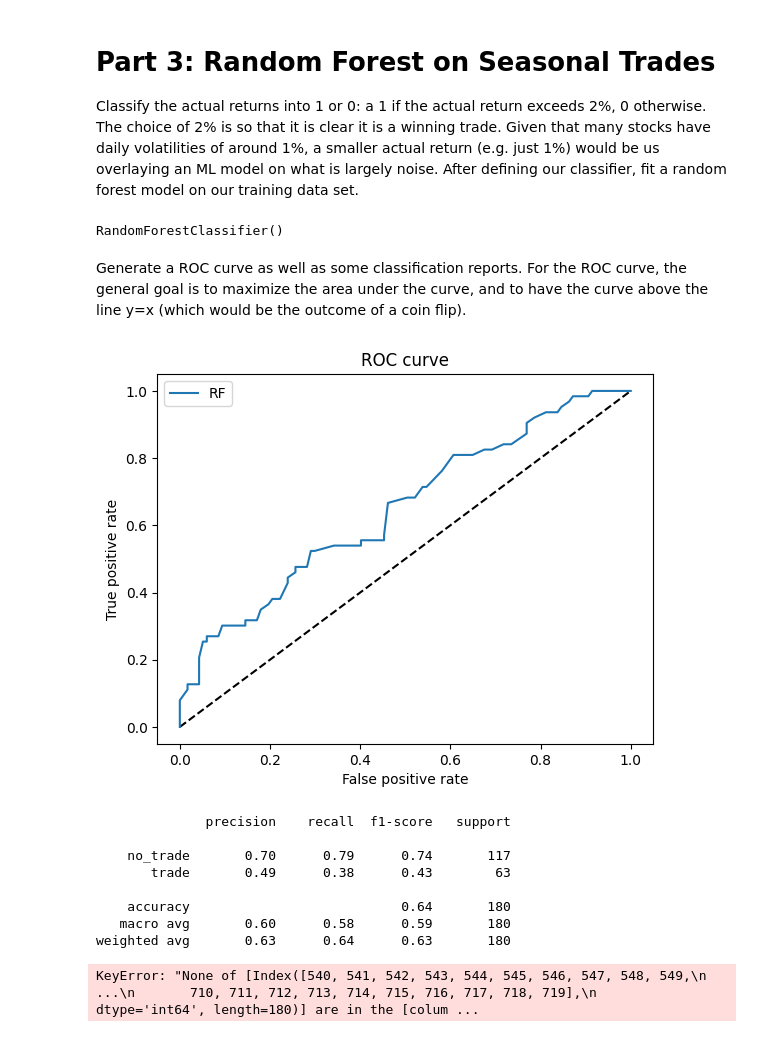
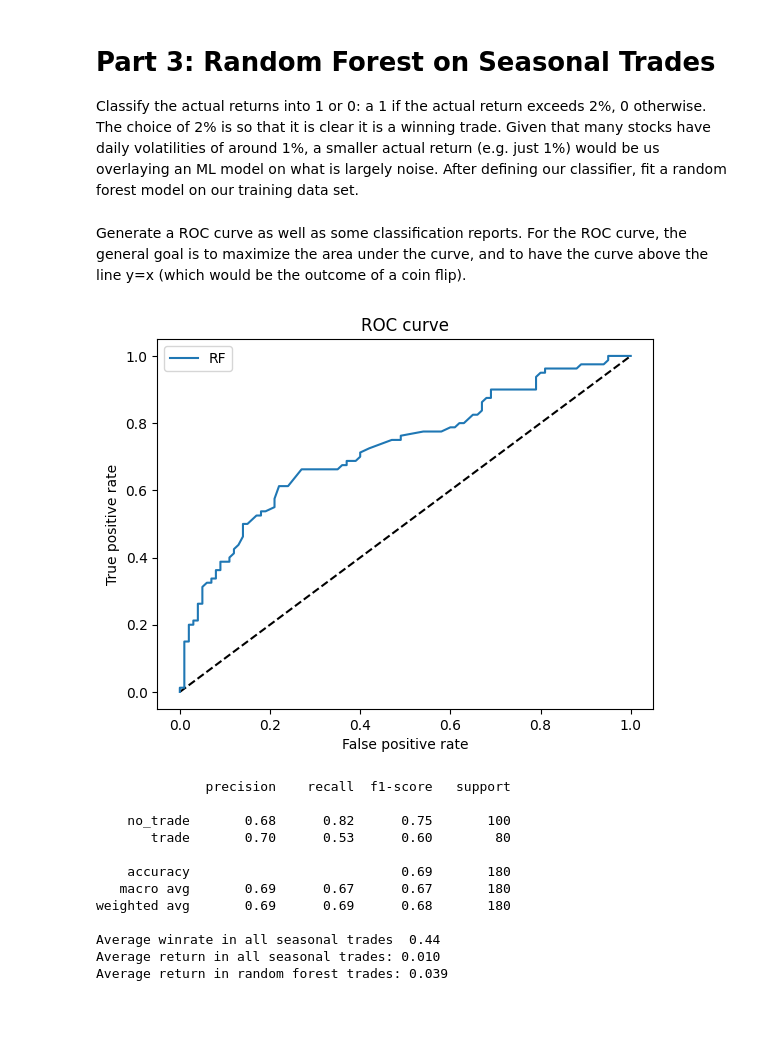
Before and after one commit to raywang202/technical-trading, a Jupyter notebook: Stock ML technical.ipynb, the cells around one changed output. Drawn from its saved outputs; the diff is of its cells as text; code cells hidden in the pictures.

```diff
--- a/Stock ML technical.ipynb
+++ b/Stock ML technical.ipynb
@@ -197,16 +200,12 @@ Also compute the actual returns for each seasonal trade.
 # %%
 # Select the top 10 trades per trade window, meeting the criteria
 long_positions = all_returns[(all_returns['annualized r'] > 0.4) &
-(all_returns.up >= 6) & (all_returns['avg r'] > .015)].sort_values(
+(all_returns.up >= 6) & (all_returns['avg r'] > .02)].sort_values(
     'Sharpe Long', ascending=False).groupby('trade window').head(10)
 
 # Define the feature functions
 
 # Historical winrates
-long_positions['past1yr'] = long_positions.apply(lambda row: historical_up_rate(
-    data, row['Symbol'], row['start date'][5:10], row['end date'],
-    int(row['trade year']) - 1, int(row['trade year']) - 1), axis=1)
-
 long_positions['past3yr'] = long_positions.apply(lambda row: historical_up_rate(
     data, row['Symbol'], row['start date'][5:10], row['end date'],
     int(row['trade year']) - 3, int(row['trade year']) - 1), axis=1)
@@ -228,7 +227,6 @@ data_no_backfill = data[data.index == data['Price Date']]
 def get_ewm_vol(data, symbol, date, span=10):
     stock_rets = np.log(data[symbol] / data[symbol].shift(1)).shift(1)
     return stock_rets.ewm(span).std().loc[date]
-
 
 long_positions['ewm_vol'] = long_positions.apply(lambda row: get_ewm_vol(
     data_no_backfill, row['Symbol'], data.loc[row['start date']]['Price Date'],
@@ -258,7 +256,6 @@ long_positions['yesterday_ret'] = long_positions.apply(
                                   days_back=1), axis=1)
 
 # Get SP500 EWM vol/average ratio and yesterday returns, making sure not to backfill
-
 spx = pd.DataFrame(yf.download('^SPX', start_date, end_date)['Adj Close'])
 all_dates = pd.date_range(start_date, end_date)
 
@@ -301,44 +298,49 @@ X = long_positions[['past3yr', 'past5yr', 'ewm_vol', 'long_momentum',
                     'yesterday_ret', 'sp500_ewm_vol', 'sp500_ewma',
                     'sp500_yest_ret']].values
 y = long_positions['outcome'].values
-
-# Split data into training/testing sets
-X_train, X_test, y_train, y_test, indices_train, indices_test = train_test_split(
-    X, y, range(len(y)), train_size=0.75, shuffle=False, random_state = np.random.seed(5555))
-
-model = RandomForestClassifier(random_state = np.random.seed(5555))
-
-model.fit(X_train,y_train)
-# %% [output]
-RandomForestClassifier()
 # %% [markdown]
 Generate a ROC curve as well as some classification reports. For the ROC curve, the general goal is to maximize the area under the curve, and to have the curve above the line y=x (which would be the outcome of a coin flip).
 # %%
+# Split data into training/testing sets
+X_train, X_test, y_train, y_test, indices_train, indices_test = train_test_split(
+    X, y, range(len(y)), train_size=0.75, random_state = np.random.seed(1234))
+
+model = RandomForestClassifier(random_state = np.random.seed(1234))
+
+model.fit(X_train,y_train)
+
 y_pred_rf = model.predict_proba(X_test)[:, 1]
 y_pred = model.predict(X_test)
 fpr_rf, tpr_rf, _ = roc_curve(y_test, y_pred_rf)
 
 plt.figure(1)
 plt.plot([0, 1], [0, 1], 'k--')
 plt.plot(fpr_rf, tpr_rf, label='RF')
 plt.xlabel('False positive rate')
 plt.ylabel('True positive rate')
 plt.title('ROC curve')
 plt.legend(loc='best')
 plt.show()
 
 print(classification_report(y_test, y_pred,
                             target_names=['no_trade', 'trade']))
-print('average return in all trades: %5.3f' % long_positions[indices_test]['actual_return'].mean())
-print('average return in just RF trades: %5.3f' % long_positions[indices_test][y_pred==1]['actual_return'].mean())
+print('Average winrate in all seasonal trades %5.2f' %
+     long_positions.iloc[indices_test]['outcome'].mean())
+print('Average return in all seasonal trades: %5.3f' %
+      long_positions.iloc[indices_test]['actual_return'].mean())
+print('Average return in random forest trades: %5.3f' %
+      long_positions.iloc[indices_test][y_pred==1]['actual_return'].mean())
 # %% [output]
-[figure, old version]
+[figure, new version]
               precision    recall  f1-score   support
 
-    no_trade       0.70      0.79      0.74       117
-       trade       0.49      0.38      0.43        63
+    no_trade       0.68      0.82      0.75       100
+       trade       0.70      0.53      0.60        80
 
-    accuracy                           0.64       180
-   macro avg       0.60      0.58      0.59       180
-weighted avg       0.63      0.64      0.63       180
+    accuracy                           0.69       180
+   macro avg       0.69      0.67      0.67       180
+weighted avg       0.69      0.69      0.68       180
+
+Average winrate in all seasonal trades  0.44
+Average return in all seasonal trades: 0.010
+Average return in random forest trades: 0.039
-KeyError: "None of [Index([540, 541, 542, 543, 544, 545, 546, 547, 548, 549,\n       ...\n       710, 711, 712, 713, 714, 715, 716, 717, 718, 719],\n      dtype='int64', length=180)] are in the [colum ...
```
Also changed, not shown: parts of 32 cells of this notebook, 2 other files.
